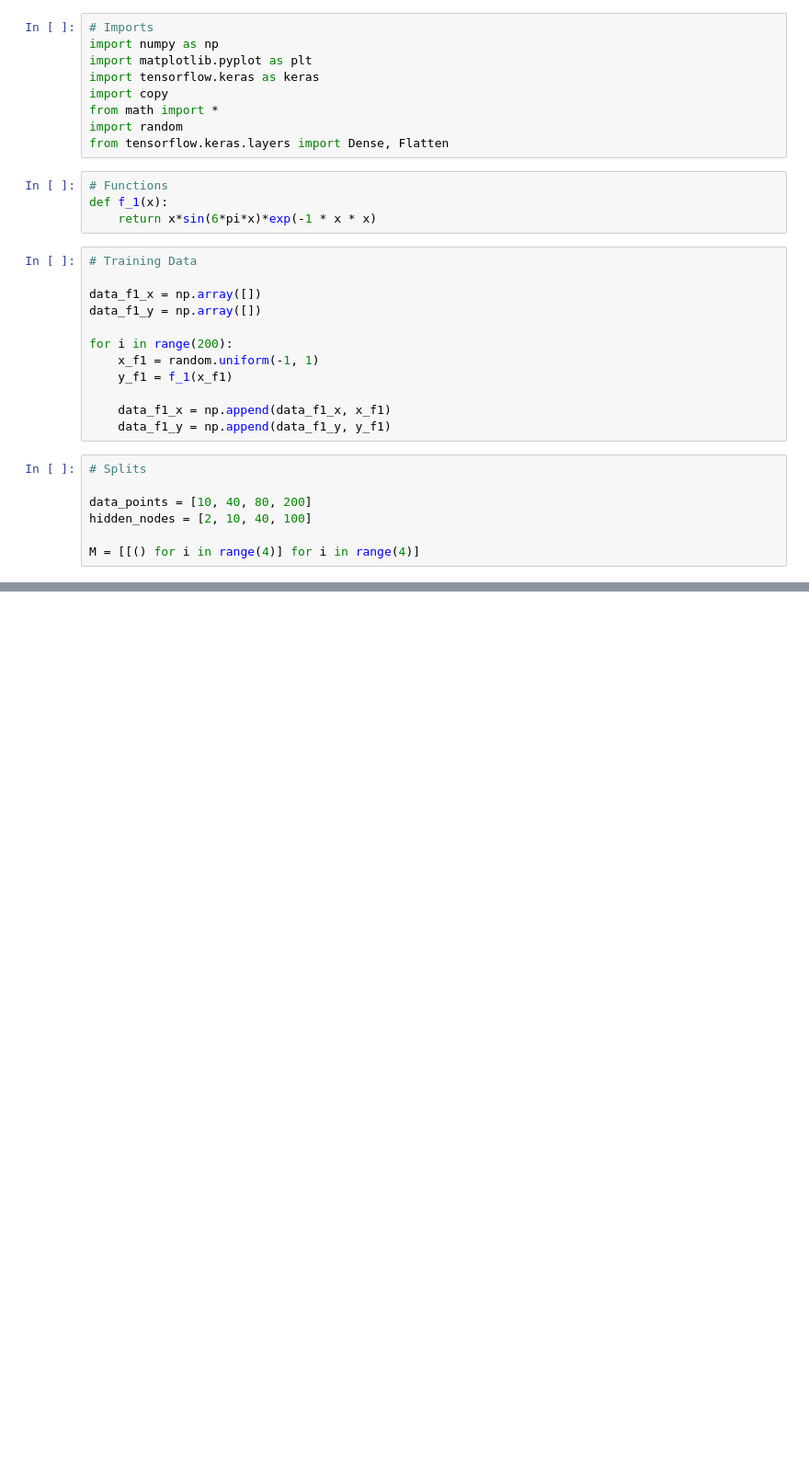
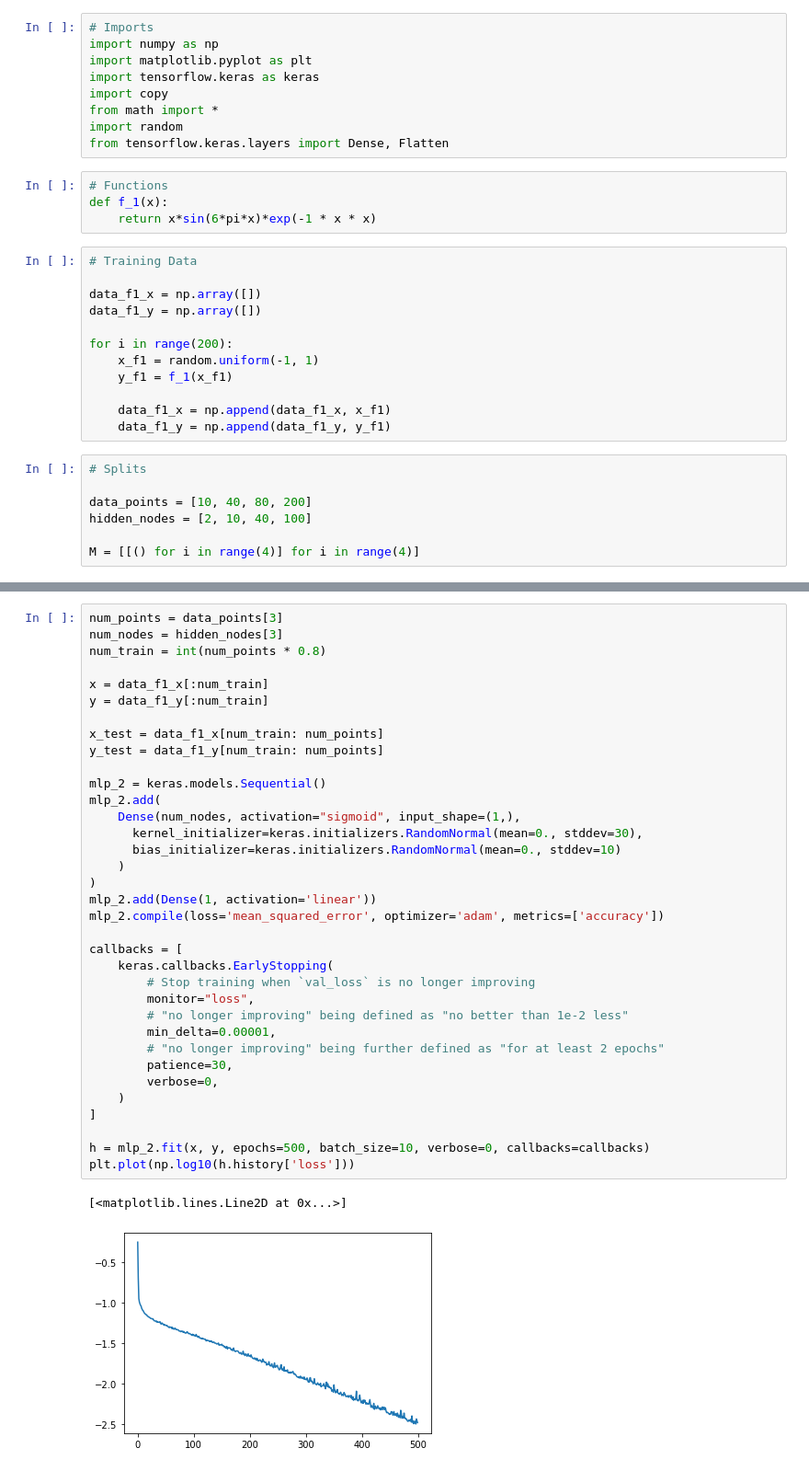
Before and after one commit to lance-gomes/ECE457B, a Jupyter notebook: A1/three.ipynb, the cells around one changed output, grey strips where cells are left out. Shown: that part at 92% size. Cells and saved outputs as stored; diff of their text form; blank space fills up the shorter version.

```diff
--- a/A1/three.ipynb
+++ b/A1/three.ipynb
@@ -158,0 +171,38 @@ training y values:  [ 0.42719531  0.05344944 -0.21107805  0.23052696 -0.39521214
+# %%
+num_points = data_points[3]
+num_nodes = hidden_nodes[3]
+num_train = int(num_points * 0.8)
+
+x = data_f1_x[:num_train]
+y = data_f1_y[:num_train]
+
+x_test = data_f1_x[num_train: num_points]
+y_test = data_f1_y[num_train: num_points]
+
+mlp_2 = keras.models.Sequential()
+mlp_2.add(
+    Dense(num_nodes, activation="sigmoid", input_shape=(1,),
+      kernel_initializer=keras.initializers.RandomNormal(mean=0., stddev=30),
+      bias_initializer=keras.initializers.RandomNormal(mean=0., stddev=10)
+    )
+)
+mlp_2.add(Dense(1, activation='linear'))
+mlp_2.compile(loss='mean_squared_error', optimizer='adam', metrics=['accuracy'])
+
+callbacks = [
+    keras.callbacks.EarlyStopping(
+        # Stop training when `val_loss` is no longer improving
+        monitor="loss",
+        # "no longer improving" being defined as "no better than 1e-2 less"
+        min_delta=0.00001,
+        # "no longer improving" being further defined as "for at least 2 epochs"
+        patience=30,
+        verbose=0,
+    )
+]
+
+h = mlp_2.fit(x, y, epochs=500, batch_size=10, verbose=0, callbacks=callbacks)
+plt.plot(np.log10(h.history['loss']))
+# %% [output]
+[<matplotlib.lines.Line2D at 0x...>]
+[figure, added]
```
Also changed, not shown: parts of 6 cells of this notebook, 4 other files.
